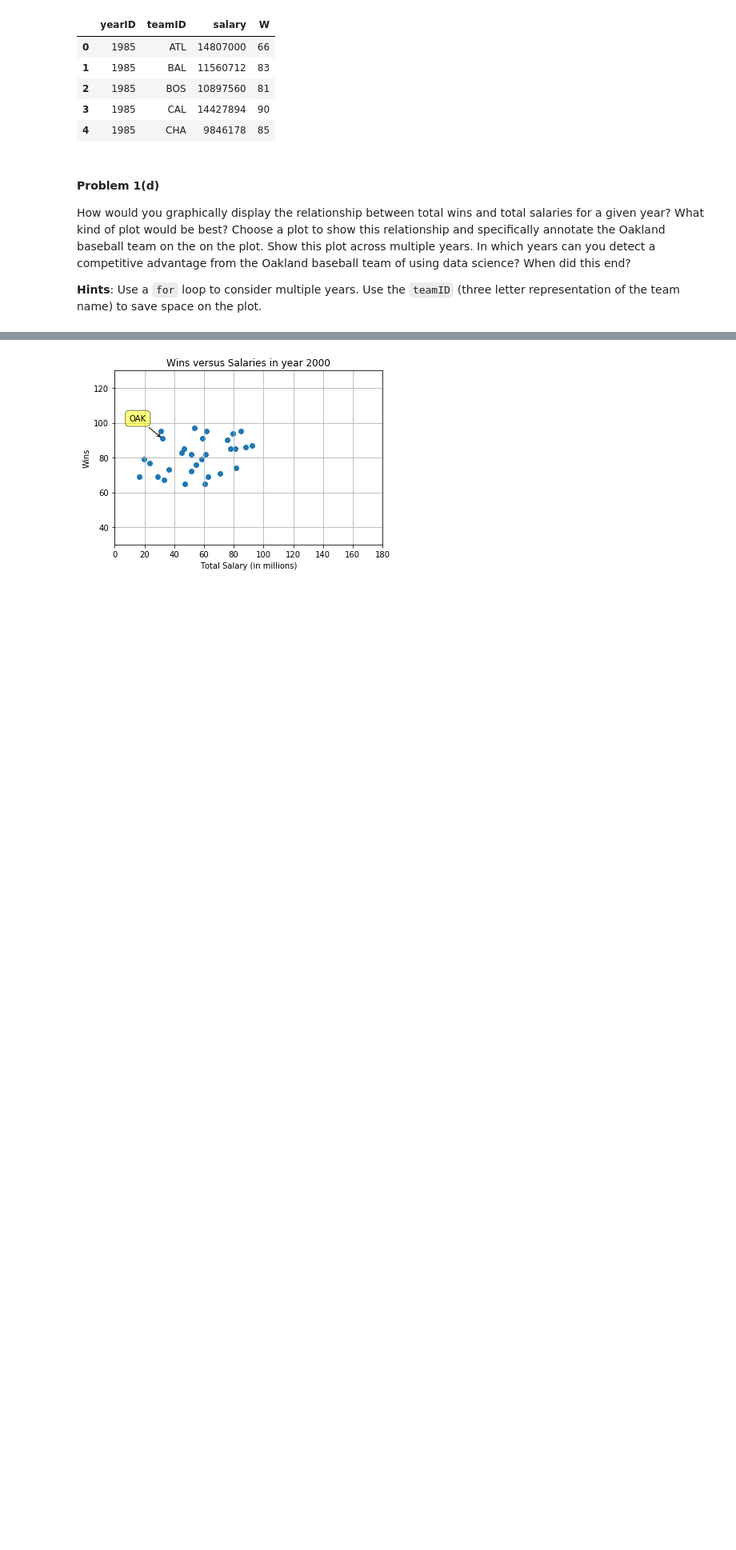
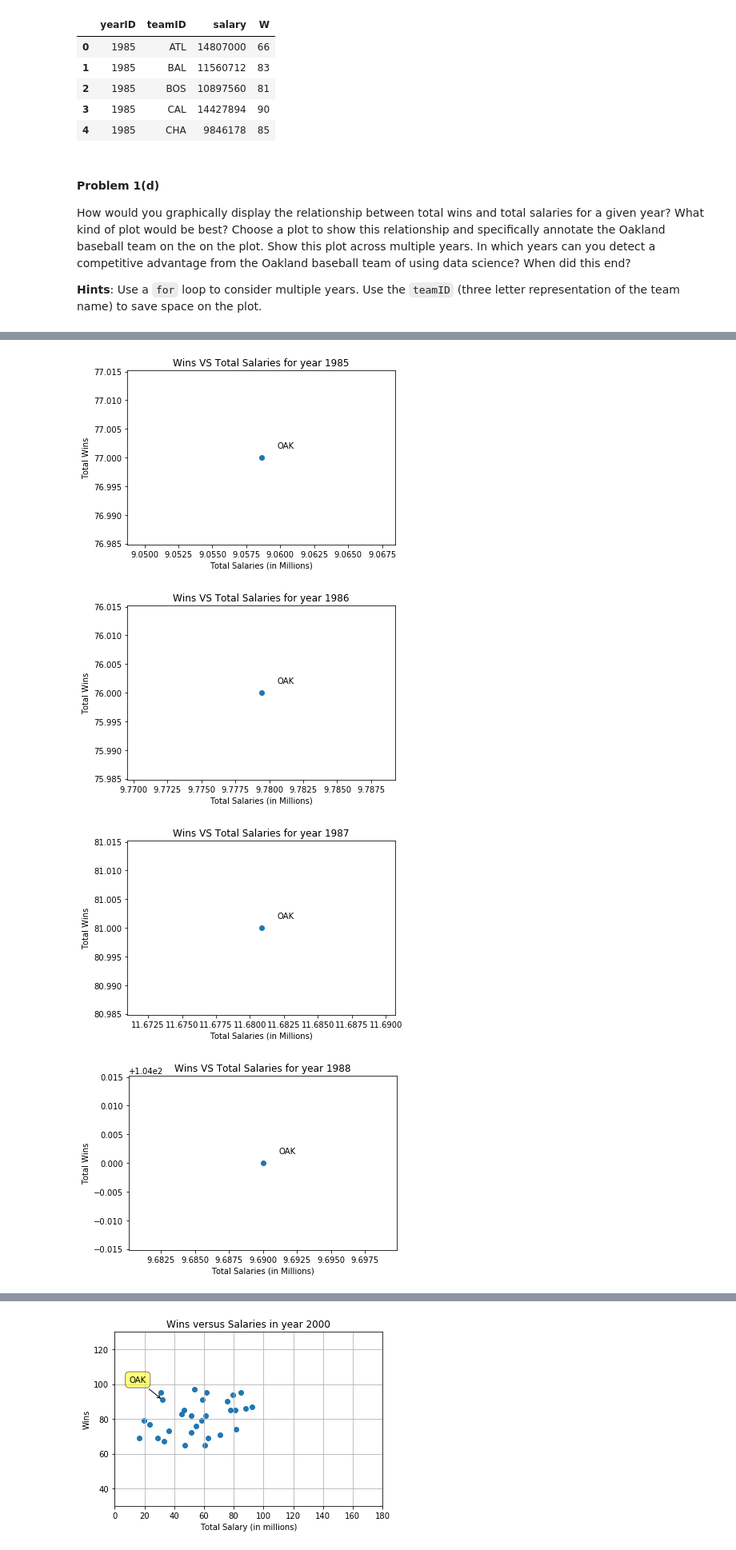
Before and after one commit to Hamzamshoaib/cs109HW, a Jupyter notebook: HW1.ipynb, the cells around one changed output, grey strips where cells are left out. Shown at 80% size. Cells and saved outputs as stored; diff of their text form; code cells hidden in the pictures; blank space fills up the shorter version.

```diff
--- a/HW1.ipynb
+++ b/HW1.ipynb
@@ -141,0 +150,22 @@ How would you graphically display the relationship between total wins and total
+# %%
+years = pd.unique(winSal['yearID'])
+for year in years:
+    plt.xlabel('Total Salaries (in Millions)')
+    plt.ylabel('Total Wins')
+    plt.title('Wins VS Total Salaries for year ' + str(year))
+    dx = winSal[(winSal.yearID == year) & (winSal.teamID == 'OAK') ]
+   # plt.scatter(x=winSal[winSal.yearID == year]['salary'] /1e6, y=winSal[winSal.yearID == year]['W'])
+    plt.scatter(x=dx['salary'] / 1e6, y=dx['W'])
+    plt.annotate('OAK',
+        xy=(dx['salary'][dx['teamID'] == 'OAK']/1e6,dx['W'][dx['teamID'] == 'OAK']),
+        xytext = (20, 20), textcoords = 'offset points', ha = 'left', va = 'top')
+        #bbox = dict(boxstyle = 'round,pad=0.5', fc = 'yellow', alpha = 0.5),
+        #arrowprops = dict(arrowstyle = '->', facecolor = 'black' , connectionstyle = 'arc3,rad=0'))
+    plt.show()
+#winSal[winSal.yearID == 2000]['teamID']
+print("hi")
+# %% [output]
+[figure, added]
+[figure, added]
+[figure, added]
+[figure, added]
```
Also changed, not shown: parts of 2 cells of this notebook, 3 other files.
